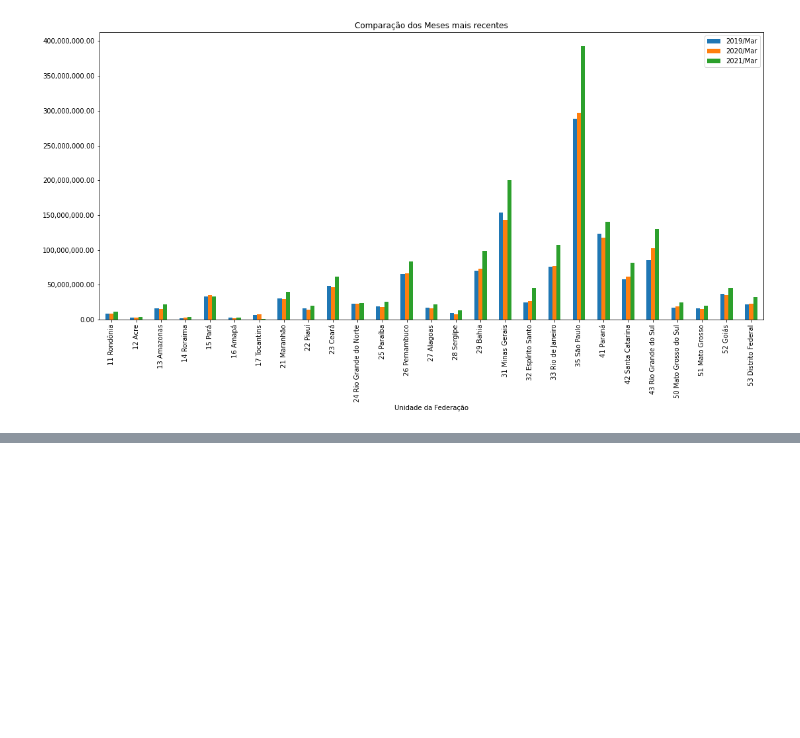
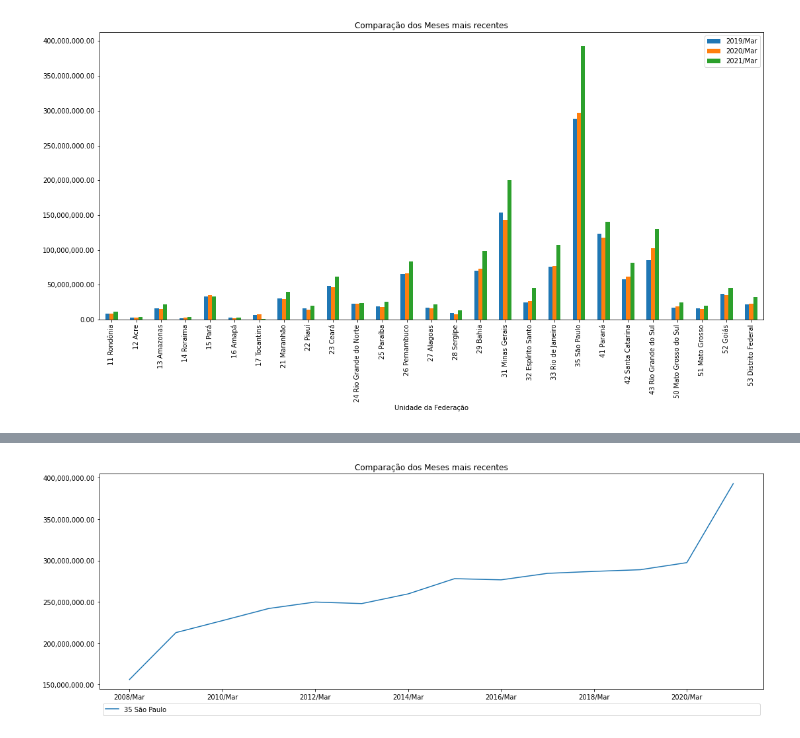
Before and after one commit to BrSiqueira/Bootcamp-DataScience, a Jupyter notebook: Modulo01/Modulo01_Aula_01_Desafio.ipynb, the cells around one changed output, grey strips where cells are left out. Cells and saved outputs as stored; diff of their text form; code cells hidden in the pictures; blank space fills up the shorter version.

```diff
--- a/Modulo01/Modulo01_Aula_01_Desafio.ipynb
+++ b/Modulo01/Modulo01_Aula_01_Desafio.ipynb
@@ -136,0 +159,8 @@ plt.show()
+# %%
+ax = s3.T["35 São Paulo"].plot(figsize=(18,6))
+ax.yaxis.set_major_formatter(ticker.StrMethodFormatter("{x:,.2f}"))
+ax.legend(loc="upper center", mode = "expand", ncol = 7, bbox_to_anchor=(0, -1.05, 1 , 1))
+plt.title('Comparação dos Meses mais recentes')
+plt.show()
+# %% [output]
+[figure, added]
```
Also changed, not shown: parts of 5 cells of this notebook.
